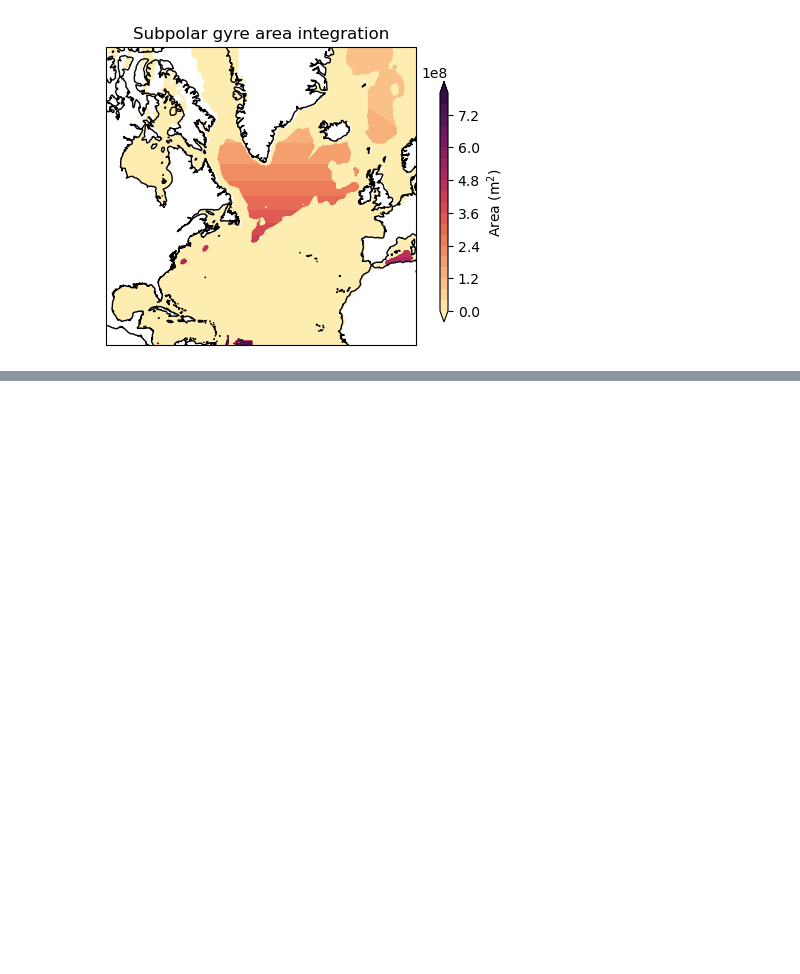
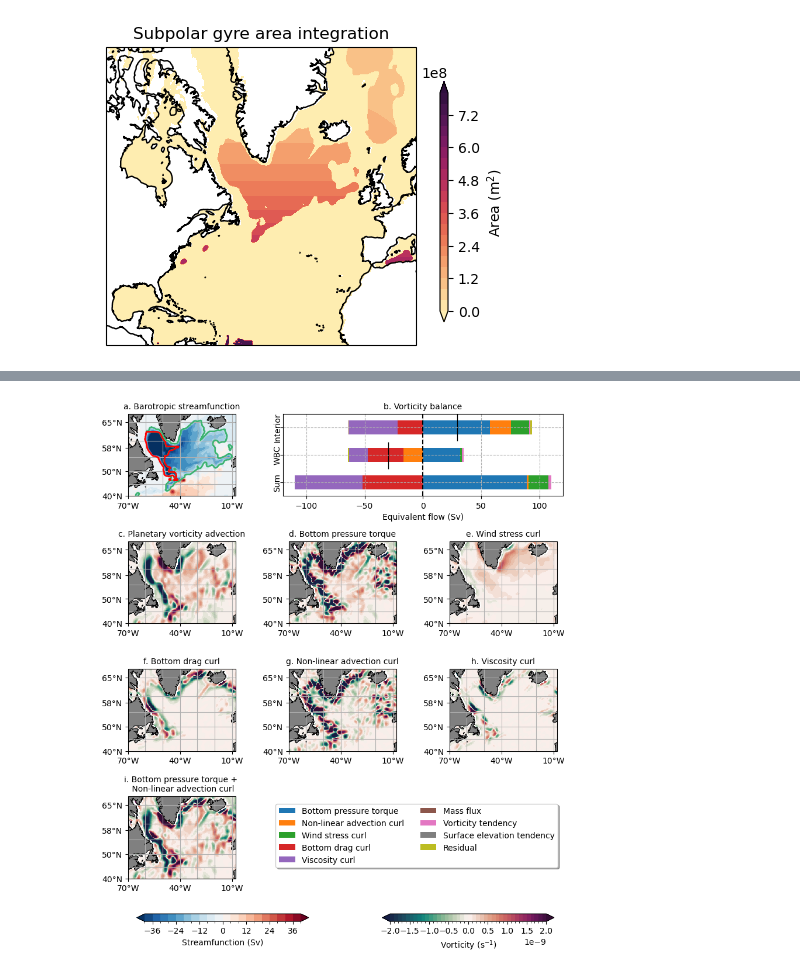
Before and after one commit to dhruvbhagtani/NAO-vorticity-budget-gyres, a Jupyter notebook: CTRL-comparing-terms.ipynb, the cells around one changed output, grey strips where cells are left out. Drawn from its saved outputs; the diff is of its cells as text; code cells hidden in the pictures; blank space fills up the shorter version.

```diff
--- a/CTRL-comparing-terms.ipynb
+++ b/CTRL-comparing-terms.ipynb
@@ -61,7 +62,7 @@ expt = ['mom6-om4-025-RYF-negativeNAO-2.0',
         'mom6-om4-025-RYF-positiveNAO-1.0',
         'mom6-om4-025-RYF-positiveNAO-2.0']
 
-db = '/scratch/x77/db6174/mom6/archive/databases/cc_database_RYF_control.db'
+db = '/g/data/hh5/tmp/db6174/mom6/archive/databases/cc_database_RYF_control.db'
 session = cc.database.create_session(db)
 # %%
 x_min_subtropics, x_max_subtropics = -100, 0
@@ -232,8 +233,8 @@ cutoff_whole = 0
 mask_Ψ_improved = mask_with_interpolation(Ψ_NA_tmean, mask_Ψ, cutoff_whole, gyre_type = 'subtropical')
 # %%
 var_list = ['beta_v', 'BPT', 'curl_NL', 'curl_taus', 'curl_taub', 'curl_diff', 'mass_flux', 'curl_dudt', 'eta_dt']
-var_list_labels = ['Planetary vorticity advection', 'BPT', 'Non-linear advection curl', 'Wind stress curl', 'Bottom drag curl', 'Viscosity curl', 'Mass flux', 'Velocity tendency', 'Surface elevation tendency']
-var_list_labels2 = ['Bottom pressure torque', 'Non-linear advection curl', 'Wind stress curl', 'Bottom drag curl', 'Viscosity curl', 'Mass flux', 'Velocity tendency', 'Surface elevation tendency', 'Residual']
+var_list_labels = ['Planetary vorticity advection', 'BPT', 'Non-linear advection curl', 'Wind stress curl', 'Bottom drag curl', 'Viscosity curl', 'Mass flux', 'Vorticity tendency', 'Surface elevation tendency']
+var_list_labels2 = ['Bottom pressure torque', 'Non-linear advection curl', 'Wind stress curl', 'Bottom drag curl', 'Viscosity curl', 'Mass flux', 'Vorticity tendency', 'Surface elevation tendency', 'Residual']
 expt_labels = ['-2$\sigma$', '-1$\sigma$', 'CTRL', '+1$\sigma$', '+2$\sigma$']
 color_values = ['blue', 'lightblue', 'black', 'red', 'darkred']
 # %%
@@ -670,4 +702,6 @@ plt.savefig('/g/data/x77/db6174/Project_3/North-Atlantic-Oscillation-tests/Figur
 # %%
+var_list_subset2 = ['beta_v', 'BPT', 'curl_taus', 'curl_taub', 'curl_NL', 'curl_diff']
+
 v1 = xr.open_dataset(base_dir + expt_name + '/141-180/' + var_list_subset2[0] + '_filtered2.nc').__xarray_dataarray_variable__
 v2 = xr.open_dataset(base_dir + expt_name + '/181-200/' + var_list_subset2[0] + '_filtered.nc').__xarray_dataarray_variable__
 beta_v = xr.concat([v1, v2], dim = 'time').sel(time = slice('2071-01-01', '2100-12-31')).mean('time').sel(xq = slice(x_min_subpolar, x_max_subpolar)).sel(yq = slice(y_min_subpolar, y_max_subpolar)).sel(filter_scale = 2).load()
@@ -693,14 +727,15 @@ v2 = xr.open_dataset(base_dir + expt_name + '/181-200/' + var_list_subset2[5] +
 curl_diff = xr.concat([v1, v2], dim = 'time').sel(time = slice('2071-01-01', '2100-12-31')).mean('time').sel(xq = slice(x_min_subpolar, x_max_subpolar)).sel(yq = slice(y_min_subpolar, y_max_subpolar)).sel(filter_scale = 2).load()
 # %%
 fig = plt.figure()
-fig.set_figheight(4.8 * 1.4)
+fig.set_figheight(6.2 * 1.4)
 fig.set_figwidth(6 * 1.4)
 
 projection = ccrs.Mercator(central_longitude = (x_max_subpolar + x_min_subpolar)/2, min_latitude = y_min_subpolar,
                            max_latitude = y_max_subpolar)
-ax1 = plt.subplot2grid(shape = (3, 3), loc = (0, 0), rowspan = 1, colspan = 1, projection = projection)
+ax1 = plt.subplot2grid(shape = (4, 3), loc = (0, 0), rowspan = 1, colspan = 1, projection = projection)
 my_xticks = [-70, -40, -10]
 my_yticks = [40, 50, 58, 65]
+colorbar_extent_vorticity = np.linspace(-2e-9, 2e-9, 41)
 
 Ψ_NA = vmo_2d_NA.cumsum('xq')/(1e6 * ρ0)
 Ψ_NA_tmean = Ψ_NA.mean('time')
@@ -730,37 +765,37 @@ ax1.set_xticks(my_xticks, crs = ccrs.PlateCarree())
 ax1.xaxis.set_major_formatter(cticker.LongitudeFormatter())
 ax1.set_xlabel('')
 
-cax = plt.axes([0.65, -0.04, 0.35, 0.02])
+cax = plt.axes([0.1, -0.04, 0.35, 0.015])
 cb = plt.colorbar(p1, cax = cax, orientation = 'horizontal', ax = axes)
 cb.ax.set_xlabel('Streamfunction (Sv)', fontsize = 10)
 
-ax1 = plt.subplot2grid(shape = (3, 3), loc = (0, 1), rowspan = 1, colspan = 1)
+ax1 = plt.subplot2grid(shape = (4, 3), loc = (0, 1), rowspan = 1, colspan = 2)
 
 df_subpolar.plot(kind = "barh", stacked = True, ax = ax1)
 plt.grid(True, ls = '--')
-plt.xlim([-100, 100])
+plt.xlim([-120, 120])
 plt.axvline(0, color = 'black', ls = '--')
-ax1.set_yticklabels(['WBC', 'Interior'], rotation=90, ha='center', va='center')
+ax1.set_yticklabels(['Sum', 'WBC', 'Interior'], rotation=90, ha='center', va='center')
 
 totals = df_subpolar.sum(axis=1)
 
-plt.axvspan(xmin = totals.min(), xmax = totals.min() + 1e-5, ymin = 0.1, ymax = 0.4, color = 'black')
-plt.axvspan(xmin = totals.max(), xmax = totals.max() + 1e-5, ymin = 0.6, ymax = 0.9, color = 'black')
+plt.axvspan(xmin = totals.min(), xmax = totals.min() + 1e-5, ymin = 0.33, ymax = 0.66, color = 'black')
+plt.axvspan(xmin = totals.max(), xmax = totals.max() + 1e-5, ymin = 0.67, ymax = 1, color = 'black')
 
 handles, labels = ax1.get_legend_handles_labels()
-fig.legend(handles, var_list_labels2, loc = 'upper center', bbox_to_anchor = (0.31, -0.02),
+fig.legend(handles, var_list_labels2, loc = 'upper center', bbox_to_anchor = (0.67, 0.2),
           fancybox = True, shadow = True, ncol = 2, fontsize = 10)
 
 ax1.legend().set_visible(False)
 ax1.set_title('b. Vorticity balance', fontsize = 10)
 ax1.set_xlabel('Equivalent flow (Sv)')
 
-ax1 = plt.subplot2grid(shape = (3, 3), loc = (0, 2), rowspan = 1, colspan = 1, projection = projection)
+ax1 = plt.subplot2grid(shape = (4, 3), loc = (1, 0), rowspan = 1, colspan = 1, projection = projection)
 ax1.coastlines(resolution = '50m')
 ax1.add_feature(land_50m)
 gl = ax1.gridlines(draw_labels = False)
 beta_v.rename('Vorticity (m s$^{-2}$)').plot(ax = ax1, x = 'xq', y = 'yq', cmap = cm.cm.curl, transform = ccrs.PlateCarree(),
-                                 levels = np.linspace(-1e-9, 1e-9, 21), add_colorbar = False, rasterized = True, zorder = -20)
+                                 levels = colorbar_extent_vorticity, add_colorbar = False, rasterized = True, zorder = -20)
 ax1.set_title('c. Planetary vorticity advection', fontsize = 10)
 
 ax1.set_yticks(my_yticks, crs = ccrs.PlateCarree())
@@ -771,12 +806,12 @@ ax1.set_xticks(my_xticks, crs = ccrs.PlateCarree())
 ax1.xaxis.set_major_formatter(cticker.LongitudeFormatter())
 ax1.set_xlabel('')
 
-ax1 = plt.subplot2grid(shape = (3, 3), loc = (1, 0), rowspan = 1, colspan = 1, projection = projection)
+ax1 = plt.subplot2grid(shape = (4, 3), loc = (1, 1), rowspan = 1, colspan = 1, projection = projection)
 ax1.coastlines(resolution = '50m')
 ax1.add_feature(land_50m)
 gl = ax1.gridlines(draw_labels = False)
 BPT.rename('Vorticity (m s$^{-2}$)').plot(ax = ax1, x = 'xq', y = 'yq', cmap = cm.cm.curl, transform = ccrs.PlateCarree(),
-                                 levels = np.linspace(-1e-9, 1e-9, 21), add_colorbar = False, rasterized = True, zorder = -20)
+                                 levels = colorbar_extent_vorticity, add_colorbar = False, rasterized = True, zorder = -20)
 ax1.set_title('d. Bottom pressure torque', fontsize = 10)
 
 ax1.set_yticks(my_yticks, crs = ccrs.PlateCarree())
@@ -787,12 +822,12 @@ ax1.set_xticks(my_xticks, crs = ccrs.PlateCarree())
 ax1.xaxis.set_major_formatter(cticker.LongitudeFormatter())
 ax1.set_xlabel('')
 
-ax1 = plt.subplot2grid(shape = (3, 3), loc = (1, 1), rowspan = 1, colspan = 1, projection = projection)
+ax1 = plt.subplot2grid(shape = (4, 3), loc = (1, 2), rowspan = 1, colspan = 1, projection = projection)
 ax1.coastlines(resolution = '50m')
 ax1.add_feature(land_50m)
 gl = ax1.gridlines(draw_labels = False)
 curl_taus.rename('Vorticity (m s$^{-2}$)').plot(ax = ax1, x = 'xq', y = 'yq', cmap = cm.cm.curl, transform = ccrs.PlateCarree(),
-                                 levels = np.linspace(-1e-9, 1e-9, 21), add_colorbar = False, rasterized = True, zorder = -20)
+                                 levels = colorbar_extent_vorticity, add_colorbar = False, rasterized = True, zorder = -20)
 ax1.set_title('e. Wind stress curl', fontsize = 10)
 
 ax1.set_yticks(my_yticks, crs = ccrs.PlateCarree())
@@ -803,12 +838,12 @@ ax1.set_xticks(my_xticks, crs = ccrs.PlateCarree())
 ax1.xaxis.set_major_formatter(cticker.LongitudeFormatter())
 ax1.set_xlabel('')
 
-ax1 = plt.subplot2grid(shape = (3, 3), loc = (1, 2), rowspan = 1, colspan = 1, projection = projection)
+ax1 = plt.subplot2grid(shape = (4, 3), loc = (2, 0), rowspan = 1, colspan = 1, projection = projection)
 ax1.coastlines(resolution = '50m')
 ax1.add_feature(land_50m)
 gl = ax1.gridlines(draw_labels = False)
 curl_taub.rename('Vorticity (m s$^{-2}$)').plot(ax = ax1, x = 'xq', y = 'yq', cmap = cm.cm.curl, transform = ccrs.PlateCarree(),
-                                 levels = np.linspace(-1e-9, 1e-9, 21), add_colorbar = False, rasterized = True, zorder = -20)
+                                 levels = colorbar_extent_vorticity, add_colorbar = False, rasterized = True, zorder = -20)
 ax1.set_title('f. Bottom drag curl', fontsize = 10)
 
 ax1.set_yticks(my_yticks, crs = ccrs.PlateCarree())
@@ -819,12 +854,12 @@ ax1.set_xticks(my_xticks, crs = ccrs.PlateCarree())
 ax1.xaxis.set_major_formatter(cticker.LongitudeFormatter())
 ax1.set_xlabel('')
 
-ax1 = plt.subplot2grid(shape = (3, 3), loc = (2, 0), rowspan = 1, colspan = 1, projection = projection)
+ax1 = plt.subplot2grid(shape = (4, 3), loc = (2, 1), rowspan = 1, colspan = 1, projection = projection)
 ax1.coastlines(resolution = '50m')
 ax1.add_feature(land_50m)
 gl = ax1.gridlines(draw_labels = False)
 curl_NL.rename('Vorticity (m s$^{-2}$)').plot(ax = ax1, x = 'xq', y = 'yq', cmap = cm.cm.curl, transform = ccrs.PlateCarree(),
-                                 levels = np.linspace(-1e-9, 1e-9, 21), add_colorbar = False, rasterized = True, zorder = -20)
+                                 levels = colorbar_extent_vorticity, add_colorbar = False, rasterized = True, zorder = -20)
 ax1.set_title('g. Non-linear advection curl', fontsize = 10)
 
 ax1.set_yticks(my_yticks, crs = ccrs.PlateCarree())
@@ -835,42 +870,44 @@ ax1.set_xticks(my_xticks, crs = ccrs.PlateCarree())
 ax1.xaxis.set_major_formatter(cticker.LongitudeFormatter())
 ax1.set_xlabel('')
 
-ax1 = plt.subplot2grid(shape = (3, 3), loc = (2, 1), rowspan = 1, colspan = 1, projection = projection)
+ax1 = plt.subplot2grid(shape = (4, 3), loc = (2, 2), rowspan = 1, colspan = 1, projection = projection)
 ax1.coastlines(resolution = '50m')
 ax1.add_feature(land_50m)
 gl = ax1.gridlines(draw_labels = False)
 curl_diff.rename('Vorticity (m s$^{-2}$)').plot(ax = ax1, x = 'xq', y = 'yq', cmap = cm.cm.curl, transform = ccrs.PlateCarree(),
-                                 levels = np.linspace(-1e-9, 1e-9, 21), add_colorbar = False, rasterized = True, zorder = -20)
+                                 levels = colorbar_extent_vorticity, add_colorbar = False, rasterized = True, zorder = -20)
 ax1.set_title('h. Viscosity curl', fontsize = 10)
 
 ax1.set_yticks(my_yticks, crs = ccrs.PlateCarree())
 ax1.yaxis.set_major_formatter(cticker.LatitudeFormatter())
 ax1.set_ylabel('')
 
 ax1.set_xticks(my_xticks, crs = ccrs.PlateCarree())
 ax1.xaxis.set_major_formatter(cticker.LongitudeFormatter())
 ax1.set_xlabel('')
 
-ax1 = plt.subplot2grid(shape = (3, 3), loc = (2, 2), rowspan = 1, colspan = 1, projection = projection)
+ax1 = plt.subplot2grid(shape = (4, 3), loc = (3, 0), rowspan = 1, colspan = 1, projection = projection)
 ax1.coastlines(resolution = '50m')
 ax1.add_feature(land_50m)
 gl = ax1.gridlines(draw_labels = False)
 p2 = (BPT + curl_NL).rename('Vorticity (m s$^{-2}$)').plot(ax = ax1, x = 'xq', y = 'yq', cmap = cm.cm.curl, transform = ccrs.PlateCarree(),
-                                 levels = np.linspace(-1e-9, 1e-9, 21), add_colorbar = False, rasterized = True, zorder = -20)
+                                 levels = colorbar_extent_vorticity, add_colorbar = False, rasterized = True, zorder = -20)
 ax1.set_title('i. Bottom pressure torque + \n Non-linear advection curl', fontsize = 10)
 
 ax1.set_yticks(my_yticks, crs = ccrs.PlateCarree())
 ax1.yaxis.set_major_formatter(cticker.LatitudeFormatter())
 ax1.set_ylabel('')
 
 ax1.set_xticks(my_xticks, crs = ccrs.PlateCarree())
 ax1.xaxis.set_major_formatter(cticker.LongitudeFormatter())
 ax1.set_xlabel('')
 
-cax = plt.axes([0.65, -0.15, 0.35, 0.02])
+cax = plt.axes([0.6, -0.04, 0.35, 0.015])
 cb = plt.colorbar(p2, cax = cax, orientation = 'horizontal', ax = axes)
 cb.ax.set_xlabel('Vorticity (s$^{-1}$)', fontsize = 10)
 fig.tight_layout()
 
-plt.savefig('/g/data/x77/db6174/Project_3/North-Atlantic-Oscillation-tests/Figures/Draft_figures/Control-budget-subpolar.pdf', bbox_inches = 'tight',
+plt.savefig('/g/data/x77/db6174/Project_3/North-Atlantic-Oscillation-tests/Figures/Draft_figures/Control-budget-subpolar-revised.pdf', bbox_inches = 'tight',
             dpi = 300, transparent=True)
+# %% [output]
+[figure, added]
```
Also changed, not shown: parts of 8 cells of this notebook.
